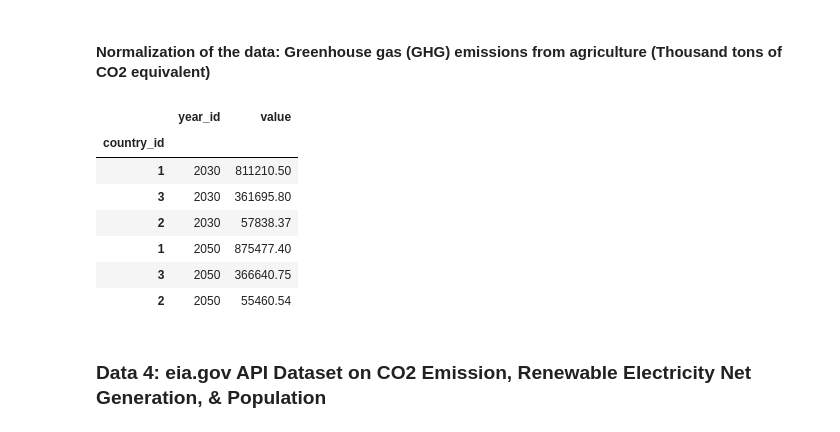
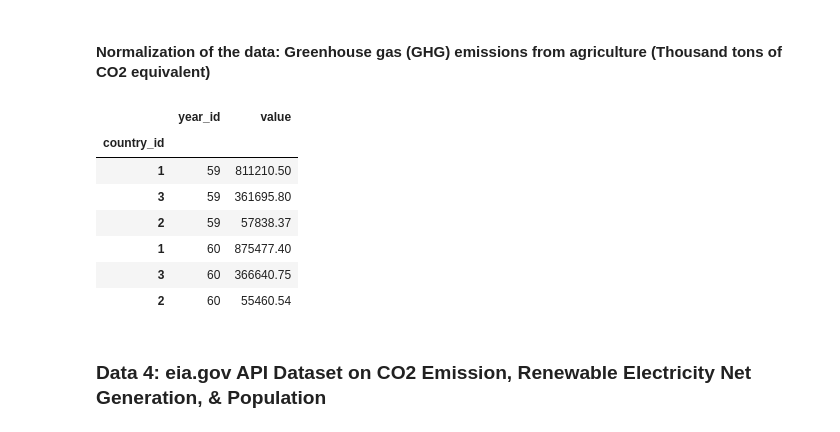
Before and after one commit to yuyhong23/ETL_Project, a Jupyter notebook: ETL_PROJECT.ipynb, the cells around one changed output. Cells and saved outputs as stored; diff of their text form; code cells hidden in the pictures.

```diff
--- a/ETL_PROJECT.ipynb
+++ b/ETL_PROJECT.ipynb
@@ -1308,24 +1308,24 @@ unep_all
 # %%
 # Update the values to their according ids
 # Rename the columns
 unep_new = unep_all.copy()
 unep_new["COUNTRY NAME"] = unep_new["COUNTRY NAME"].replace(['China', 'United States of America', 'Germany'],[1,3,2])
-unep_new["YEAR"] = unep_new["YEAR"].replace([2030, 2050],[59, 60])
+unep_new["YEAR"] = unep_new["YEAR"].replace(["2030","2050"],[59,60])
 del unep_new["INDICATOR NAME (unit)"]
 unep_new = unep_new.rename(columns={"COUNTRY NAME":"country_id",
                                    "YEAR":"year_id",
                                    "VALUE":"value"})
 unep_new.set_index("country_id", inplace=True)
 unep_new
 # %% [output]
 |  | year_id | value |
 | country_id |  |  |
-| 1 | 2030 | 811210.50 |
-| 3 | 2030 | 361695.80 |
-| 2 | 2030 | 57838.37 |
-| 1 | 2050 | 875477.40 |
-| 3 | 2050 | 366640.75 |
-| 2 | 2050 | 55460.54 |
+| 1 | 59 | 811210.50 |
+| 3 | 59 | 361695.80 |
+| 2 | 59 | 57838.37 |
+| 1 | 60 | 875477.40 |
+| 3 | 60 | 366640.75 |
+| 2 | 60 | 55460.54 |
 # %% [markdown]
  ### Data 4: eia.gov API Dataset on CO2 Emission, Renewable Electricity Net Generation, & Population
 # %% [markdown]
```
Also changed, not shown: parts of 12 cells of this notebook.
